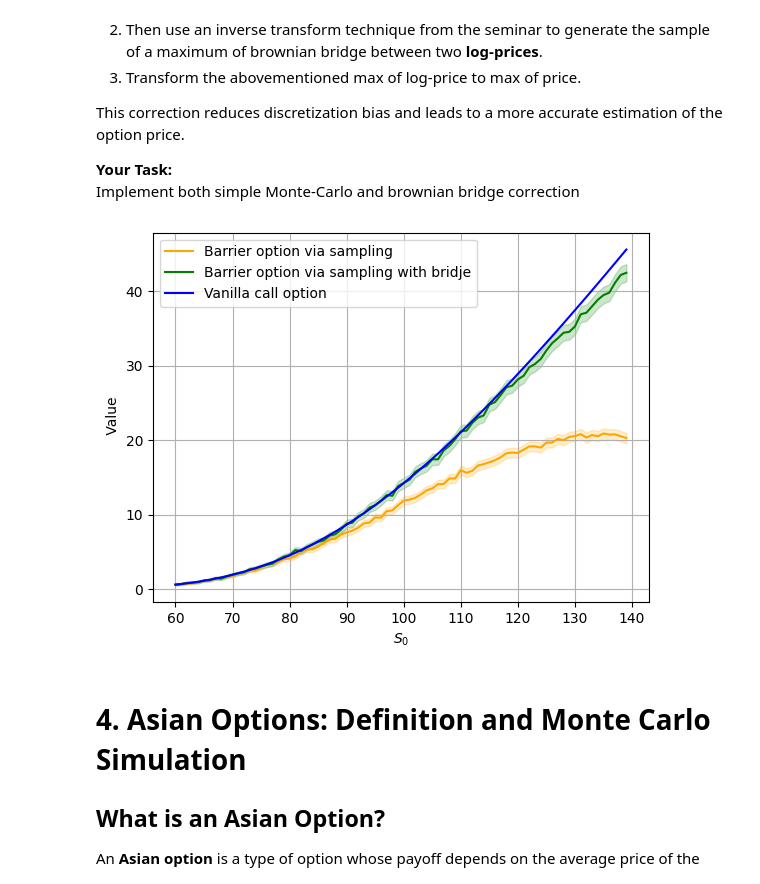
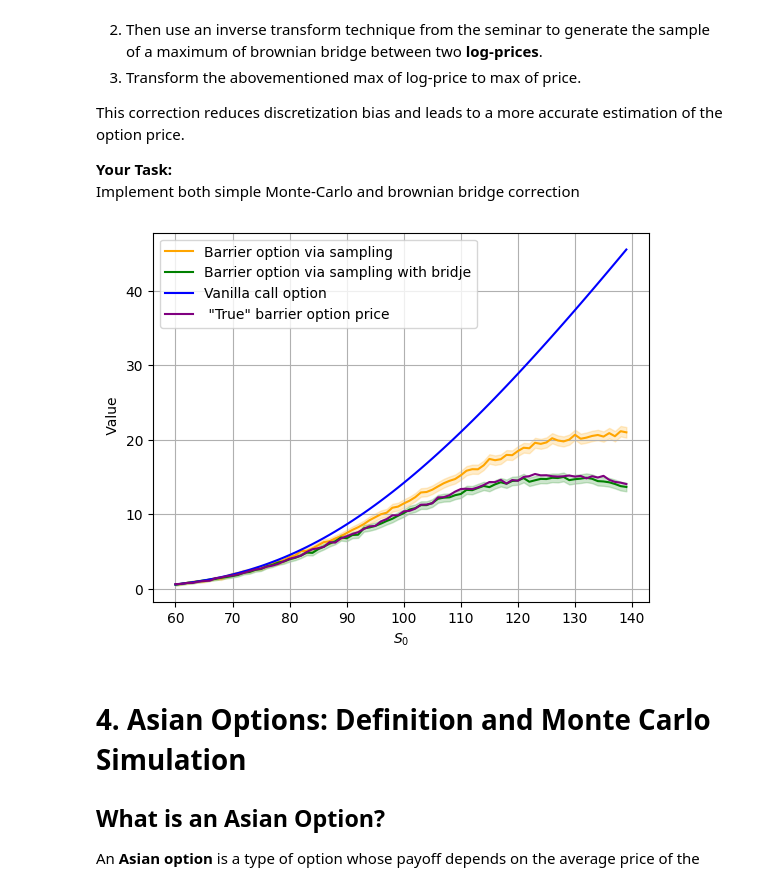
Before and after one commit to KharitonovDenis/Monte-Carlo-methods, a Jupyter notebook: HW 3/MC_HW3_сделал_1,_2,_3,_4,_6_задачу.ipynb, the cells around one changed output. Drawn from its saved outputs; the diff is of its cells as text; code cells hidden in the pictures.

```diff
--- a/HW 3/MC_HW3_сделал_1,_2,_4,_6_задачу,_3_не_работает.ipynb
+++ b/HW 3/MC_HW3_сделал_1,_2,_3,_4,_6_задачу.ipynb
@@ -374,7 +374,7 @@ def naive_monte_carlo_up_and_out_call_with_bridge(S0, K, B, T, r, sigma, N, M, q
         """
 
         # Sample the maximum
-        bb_max = sample_brownian_bridge_max(X, X_next, dt, _, N)
+        bb_max = sigma * sample_brownian_bridge_max(X / sigma, X_next / sigma, dt, _, N)
         max_not_hit = max_not_hit * (bb_max < barrier_log)
         #max_X = np.maximum(max_X, bb_max)
         """
@@ -389,30 +389,30 @@ def naive_monte_carlo_up_and_out_call_with_bridge(S0, K, B, T, r, sigma, N, M, q
 # %%
 r = 0.05
 K = 100
 B = 180
 T = 1
 sigma = 0.3
 N = 10_000
 M = 3
 q = 0.001
 S = np.arange(60,140,1)
 up_and_out_call_sampling = np.array([naive_monte_carlo_up_and_out_call(s, K, B, T, r, sigma, N, M, q) for s in S])
 up_and_out_call_sampling_with_bridge = np.array([naive_monte_carlo_up_and_out_call_with_bridge(s, K, B, T, r, sigma, N, M, q) for s in S])
-#TRUE_barrier_call_prices = np.array([naive_monte_carlo_up_and_out_call(s, K, B, T, r, sigma, 10_000, 1000, q) for s in S])
+TRUE_barrier_call_prices = np.array([naive_monte_carlo_up_and_out_call(s, K, B, T, r, sigma, 10_000, 1000, q) for s in S])
 call_bs = np.array([BS_CALL(s, K, T, r, sigma) for s in S])
 
 plt.plot(S, up_and_out_call_sampling[:,0], label='Barrier option via sampling', color = 'orange')
 plt.fill_between(S, up_and_out_call_sampling[:,0] + up_and_out_call_sampling[:,1], up_and_out_call_sampling[:,0] - up_and_out_call_sampling[:,1], alpha=0.2, color = 'orange')
 plt.plot(S, up_and_out_call_sampling_with_bridge[:,0], label='Barrier option via sampling with bridje', color = 'green')
 plt.fill_between(S, up_and_out_call_sampling_with_bridge[:,0] + up_and_out_call_sampling_with_bridge[:,1], up_and_out_call_sampling_with_bridge[:,0] - up_and_out_call_sampling_with_bridge[:,1], alpha=0.2, color = 'green')
 plt.plot(S, call_bs, label='Vanilla call option', color = 'blue')
-#plt.plot(S, TRUE_barrier_call_prices[:,0], label=' "True" barrier option price', color = 'purple')
+plt.plot(S, TRUE_barrier_call_prices[:,0], label=' "True" barrier option price', color = 'purple')
 plt.xlabel('$S_0$')
 plt.ylabel(' Value')
 plt.grid(True)
 plt.legend();
 # %% [output]
-[figure, old version]
+[figure, new version]
 # %% [markdown]
 # 4. Asian Options: Definition and Monte Carlo Simulation
 
```
Also changed, not shown: parts of 1 cell of this notebook.
